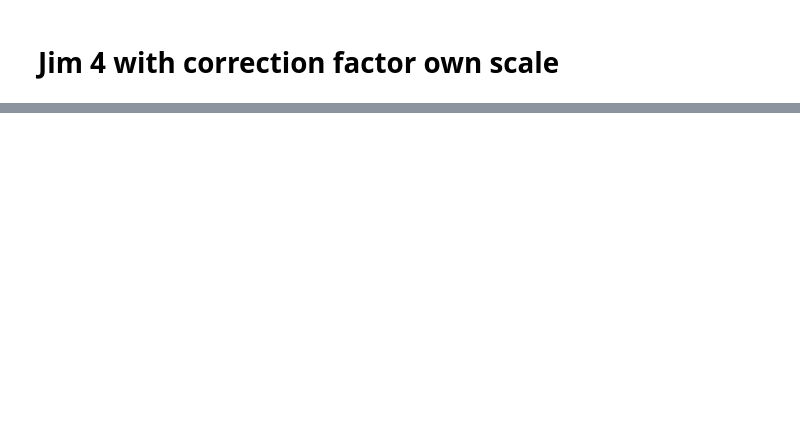
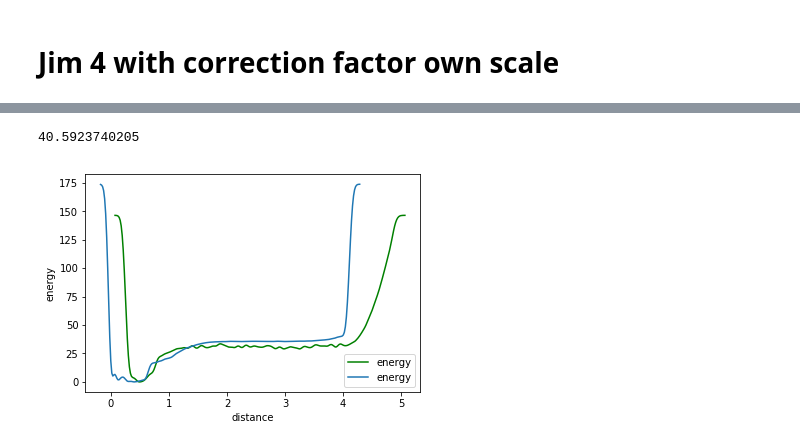
Before and after one commit to garrettd2225/Triazine-project, a Jupyter notebook: Metad_graphs_idunno.ipynb, the cells around one changed output, grey strips where cells are left out. Drawn from its saved outputs; the diff is of its cells as text; code cells hidden in the pictures; blank space fills up the shorter version.

```diff
--- a/Metad_graphs_idunno.ipynb
+++ b/Metad_graphs_idunno.ipynb
@@ -733,0 +925,25 @@ len(list(itertools.combinations(range(1,9),2)))
+# %%
+data1=pd.read_csv('fes_scaleme2.dat',skiprows=5,names=['distance','energy','error'],delim_whitespace=True)
+data2=pd.read_csv('fes_tome2.dat',skiprows=5,names=['distance','energy','error'],delim_whitespace=True)
+f1=interp1d(data1['distance'],data1['energy'],kind='cubic',fill_value='extrapolate')
+f2=interp1d(data2['distance'],data2['energy'],kind='cubic',fill_value='extrapolate')
+#print(data1.head(30))
+#print(data2.tail(50)) #0.35->3.75
+xvalues=np.linspace(0.4,3.5,num=250)
+final=[]
+for i in xvalues:
+    final.append(f1(i)/f2(i))
+
+print(np.mean(final))
+
+
+
+
+plt.plot(data2['distance'],data2['energy'],'g',data1['distance'],data1['energy']/20.1)
+plt.xlabel('distance')
+plt.ylabel('energy')
+plt.legend()
+plt.show()
+# %% [output]
+40.5923740205
+[figure, added]
```
Also changed, not shown: parts of 19 cells of this notebook.
